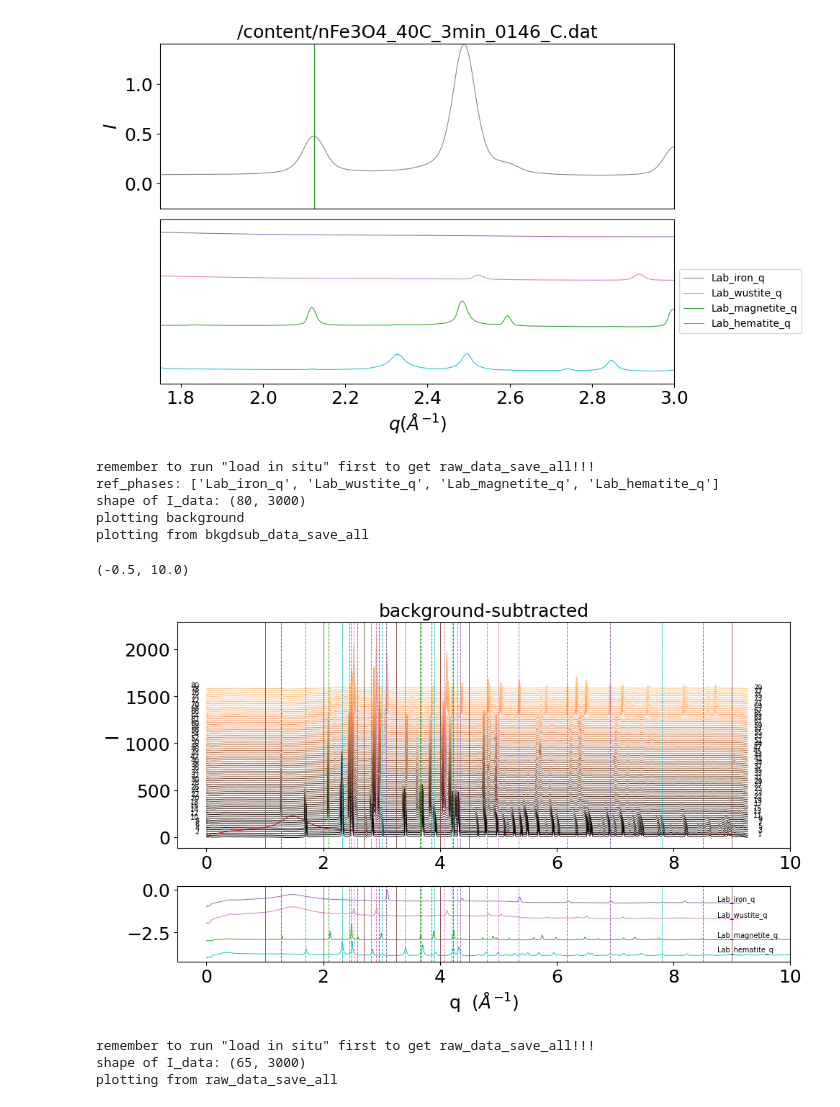
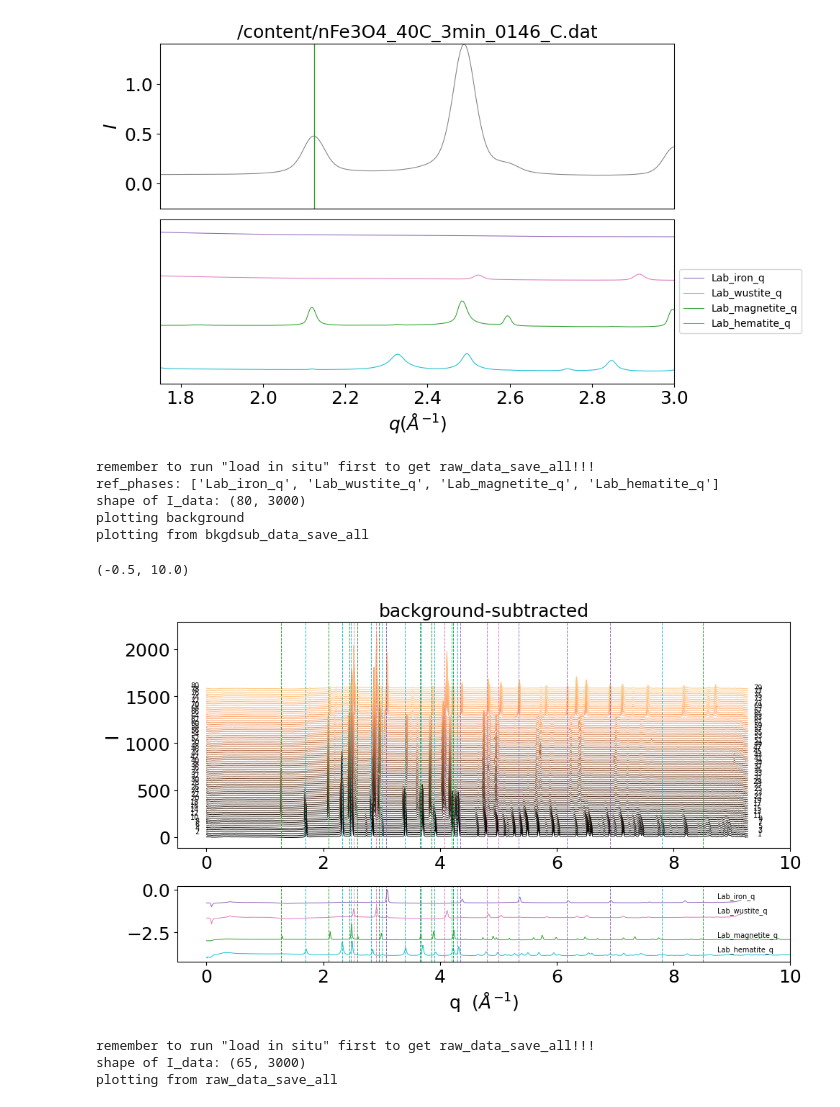
Before and after one commit to lmoghimi/personal-processing, a Jupyter notebook: 20250302_offsite_analysis.ipynb, the cells around one changed output. Cells and saved outputs as stored; diff of their text form; code cells hidden in the pictures.

```diff
--- a/20250302_offsite_analysis.ipynb
+++ b/20250302_offsite_analysis.ipynb
@@ -307,0 +397,22 @@ def plot_mult_refs(axisss):
+# %%
+#@title adding headers and final rename
+common_filename = '/'+run_folder+'*q_whitespacestripped.chi' #@param ["'/run10_H2_20250303-223943_6fc50f*'","'/run80_bulksample_20240329-073328_31a7fa*'"] {"type":"raw","allow-input":true}
+filelist =  glob.glob(fp + common_filename)
+print('file list:',filelist)
+
+header = "# chi_Q chi_I\n"
+for file in filelist:
+    basename = os.path.basename(file)
+    splitbasename = basename.split('_q_')[0]
+    # print(splitbasename)
+    newbasename = splitbasename+'_q.chi' #splitbasename+'_tth.chi'
+    # print(newbasename)
+    input_filepath = fp + basename
+    output_filepath = fp + newbasename
+
+    with open(input_filepath, 'r') as infile:
+        original_content = infile.read()
+    with open(output_filepath, 'w') as outfile:
+        new_content = header + original_content
+        outfile.write(new_content)
+print('done adding headers!!!')
@@ -773,40 +908,43 @@ for iv, timestamp in enumerate(raw_data_save_all[:, 0, 0]):
 
 ref_shift_y = -1
 for i_phase, ref_phase in enumerate(ref_phases):
     reffile = os.path.join(refsdir, ref_phase + '.txt')
     refdata = np.loadtxt(reffile)
-    q_ref = refdata[:, 0]
-    I = refdata[:, 1]
+    q_ref_raw = refdata[:, 0]
+    I_ref_raw = refdata[:, 1]
+    if i_phase < 2: #Lab_iron_q and Lab_wustite_q need to be background subtracted
+        I = I_ref_raw - I_bkgd #from bkgd_file
+    else:
+        I = I_ref_raw
     I_processing = I - I.min() #"baselining" the data
     max = I_processing.max()
     # print(i_phase,': \n',(I_processing/max)**2)
     I_ref = ((I_processing/max)**2)**0.25  + ref_shift_y*(i_phase + 1) #-50 #using the square root ensures that very small intensities are just as visible as very large intensities
-    ax[1].plot(q_ref, I_ref, linewidth= lw, color= color_ref_phases[i_phase]) #label= ref_phase
+    ax[1].plot(q_ref_raw, I_ref, linewidth= lw, color= color_ref_phases[i_phase]) #label= ref_phase
     ax[1].text(8.75, I_ref[-1], ref_phase, ha='left', va='bottom', fontsize = line_label_fs)
-
 
 for i in [0,1]:
     for q_val in fe_est_q_vals: #this format requires more than 1 q_val, or the execution will fail
         ax[i].axvline(x=q_val, linestyle=line_style, linewidth = lw, color=lincol_fe)
     for q_val in w_est_q_vals:
         ax[i].axvline(x=q_val, linestyle=line_style, linewidth = lw, color=lincol_w)
     for q_val in m_est_q_vals:
         ax[i].axvline(x=q_val, linestyle=line_style, linewidth = lw, color=lincol_m)
     for q_val in h_est_q_vals:
         ax[i].axvline(x=q_val, linestyle=line_style, linewidth = lw, color=lincol_h)
-    for q_val in subplt_bounds:
-        ax[i].axvline(x=q_val, linestyle='solid', linewidth = lw, color='tab:brown')
+    # for q_val in subplt_bounds:
+    #     ax[i].axvline(x=q_val, linestyle='solid', linewidth = lw, color='tab:brown')
 
 ax[0].set_xlim(-0.5,10) #(-0.5,plot_save_max_q+1)
 ax[1].set_xlim(-0.5,10)
 # %% [output]
 remember to run "load in situ" first to get raw_data_save_all!!!
 ref_phases: ['Lab_iron_q', 'Lab_wustite_q', 'Lab_magnetite_q', 'Lab_hematite_q']
 shape of I_data: (80, 3000)
 plotting background
 plotting from bkgdsub_data_save_all
 (-0.5, 10.0)
-[figure, old version]
+[figure, new version]
 # %%
 # @title WTe2 waterfall for (methods manuscript)
 print('remember to run "load in situ" first to get raw_data_save_all!!!')
```
Also changed, not shown: parts of 52 cells of this notebook.
